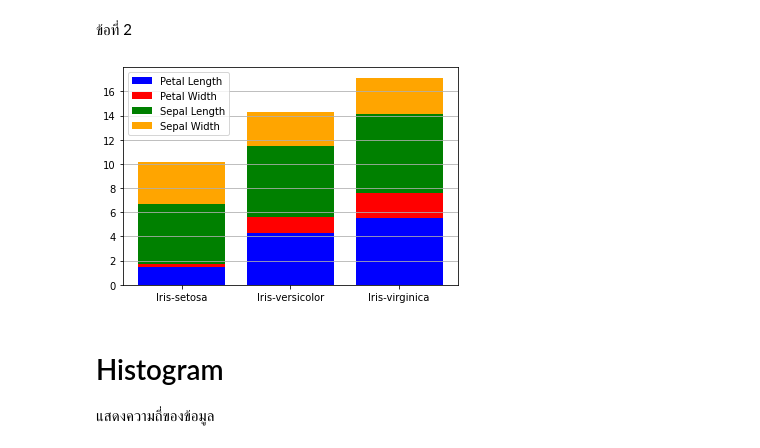
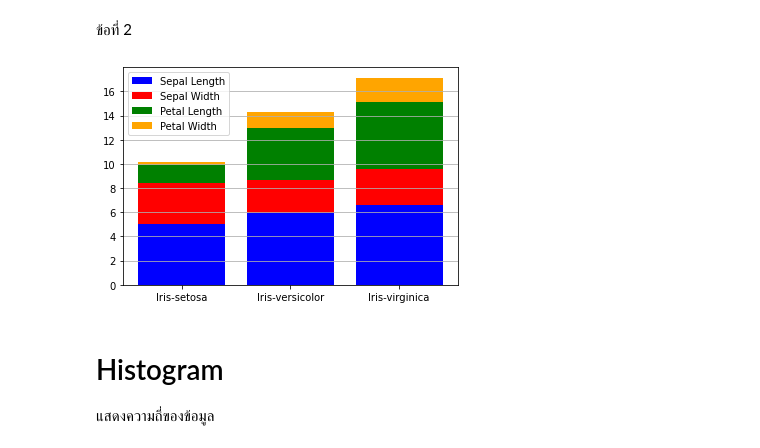
Before and after one commit to SupidchayaTangkidwanich/data_viz_2022, a Jupyter notebook: DataViz04_Data_Comparison.ipynb, the cells around one changed output. Saved outputs shown, nothing was run; the diff lists cells and outputs as text; code cells hidden in the pictures.

```diff
--- a/DataViz04_Data_Comparison.ipynb
+++ b/DataViz04_Data_Comparison.ipynb
@@ -260,15 +260,15 @@ plt.legend();
 # %% [markdown]
 ข้อที่ 2
 # %%
-plt.bar([1,2,3],sample_data['PetalLength'],color='b',label='Petal Length') # กราฟชุดเเรก
-plt.bar([1,2,3],sample_data['PetalWidth'],bottom=sample_data['PetalLength'],color='r',label='Petal Width') # กราฟชุดสอง
-plt.bar([1,2,3],sample_data['SepalLength'],bottom= sample_data['PetalWidth'] + sample_data['PetalLength'],color='g',label='Sepal Length') # กราฟชุดสาม
-plt.bar([1,2,3],sample_data['SepalWidth'],bottom= sample_data['SepalLength'] + sample_data['PetalWidth'] + sample_data['PetalLength'],color='orange',label='Sepal Width') # กราฟชุดสี่
+plt.bar([1,2,3],sample_data['SepalLength'],color='b',label='Sepal Length') # กราฟชุดเเรก
+plt.bar([1,2,3],sample_data['SepalWidth'],bottom=sample_data['SepalLength'],color='r',label='Sepal Width') # กราฟชุดสอง
+plt.bar([1,2,3],sample_data['PetalLength'],bottom= sample_data['SepalLength'] + sample_data['SepalWidth'],color='g',label='Petal Length') # กราฟชุดสาม
+plt.bar([1,2,3],sample_data['PetalWidth'],bottom= sample_data['SepalLength'] + sample_data['SepalWidth'] + sample_data['PetalLength'],color='orange',label='Petal Width') # กราฟชุดสี่
 plt.xticks([1,2,3],sample_data.reset_index()['Name']) # เติมชื่อแกน x
 plt.grid(True,axis='y') # เส้นกริด ไว้ลากกราฟ True เปิด grid เลือกได้ว่าจะเปิดในเเนวเเกนไหน ใช้ axis
 plt.legend();
 # %% [output]
-[figure, old version]
+[figure, new version]
 # %% [markdown]
 # Histogram
 
```
